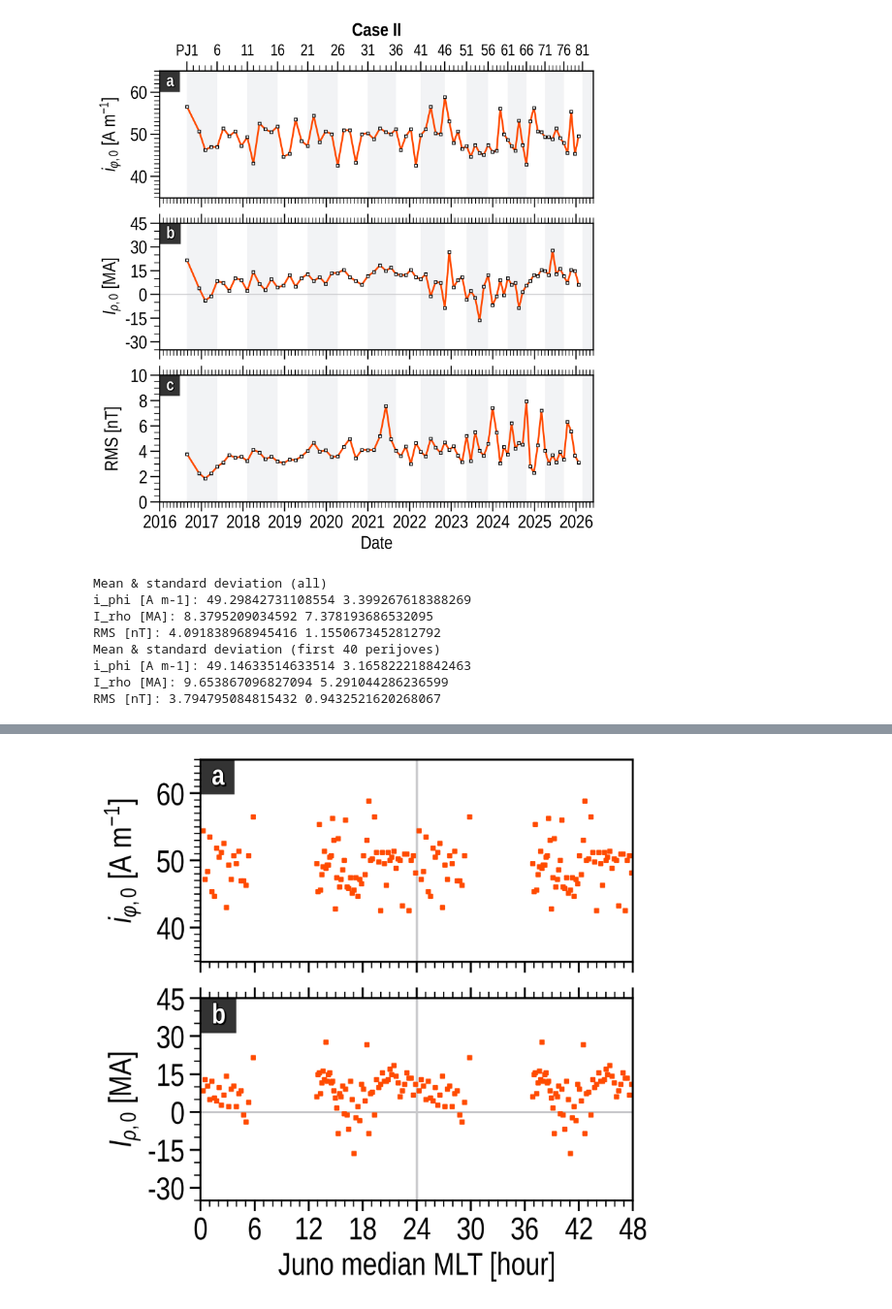
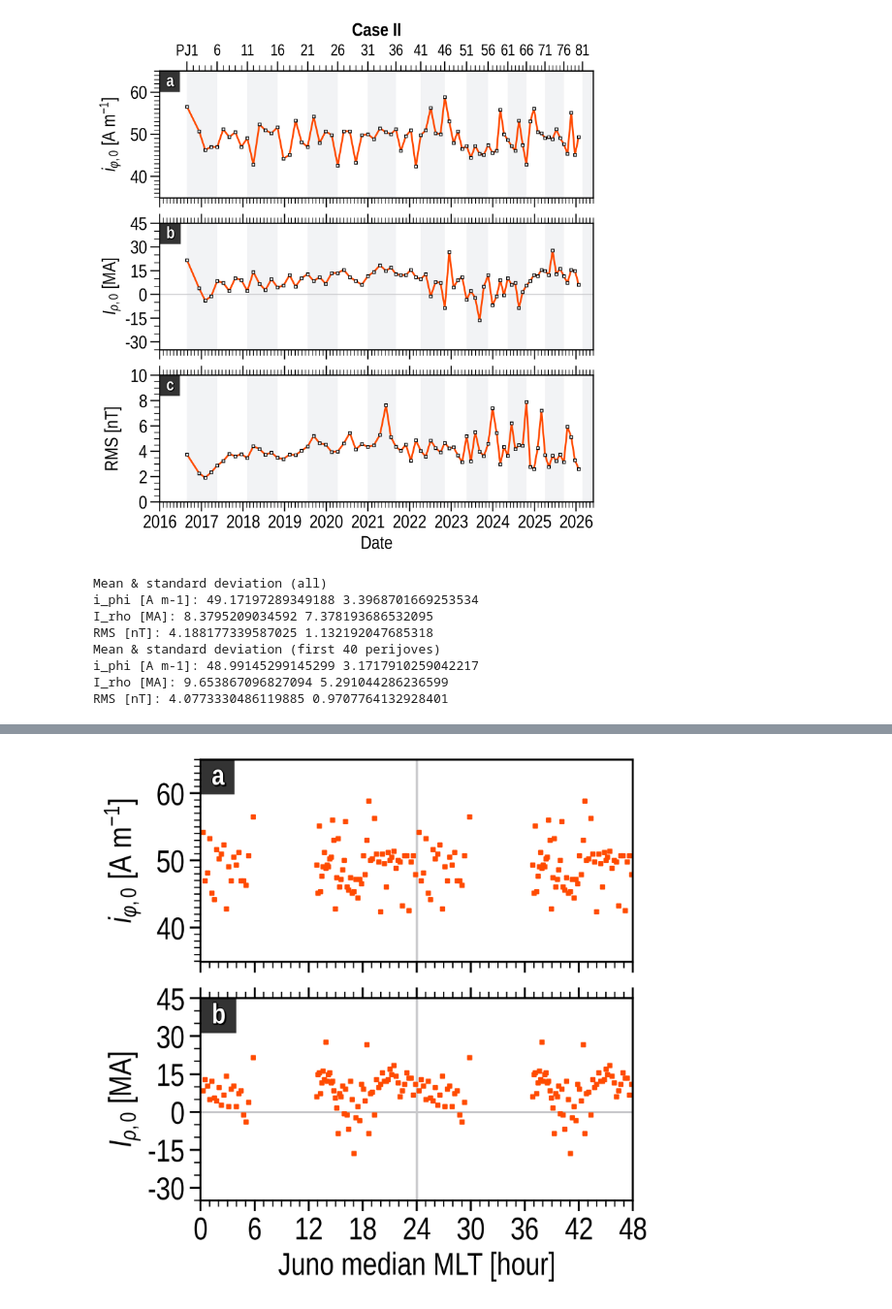
Before and after one commit to ShinnosukeSatoh/NewCurrentSheetModel, a Jupyter notebook: MAG_currentsheet_rms_3.ipynb, the cells around one changed output, grey strips where cells are left out. Shown at 97% size. Cells and saved outputs as stored; diff of their text form; code cells hidden in the pictures.

```diff
--- a/MAG_currentsheet_rms_3.ipynb
+++ b/MAG_currentsheet_rms_3.ipynb
@@ -103,9 +106,11 @@ PJ_list = [1, 3, 4, 5,
            66, 67, 68, 69, 70,
            71, 72, 73, 74, 75,
            76, 77, 78, 79, 80]
-dir = 'results/insitu_fit_a0_a1_b1_36rj'
+dir = 'results/insitu_fit_a0_a1_b2_36rj'
 f0 = np.loadtxt(dir+'/result_PJ' +
                 str(PJ_list[0]).zfill(2)+'_PJ'+str(PJ_list[-1]).zfill(2)+'.txt')
+case = 'Case II'
+linecolor = UC.pink
 # %%
 # %% Juno's perijove times
 JUNO_PJ_TIMES = [
@@ -353,7 +358,7 @@ PJax.set_xticks(JUNO_PJ_TIMES[::5])
 PJax.set_xticklabels(JUNO_PJ_LABELS[::5], fontsize=F.fontsize*0.85)
 PJax.xaxis.set_minor_locator(FixedLocator(mdates.date2num(JUNO_PJ_TIMES)))
 PJax.tick_params('y', grid_zorder=-10)
-PJax.set_title('Case II', weight='bold')
+PJax.set_title(case, weight='bold')
 
 # Shades in each 5 perijove
 for i in range(3):
@@ -376,42 +381,42 @@ for i in range(3):
     F.ax[i].axvspan(JUNO_PJ_TIMES[80], xmax,
                     fc=UC.gray, ec=None, zorder=0.5, alpha=0.10)
 
 F.ax[1].axhline(y=0, color=UC.lightgray, linewidth=1.0, zorder=0.9)
 
 """legend = F.legend(ax_idx=0,
                   ncol=2, markerscale=1.0,
                   loc='lower center',
                   handlelength=0.85,
                   textcolor=False,
                   fontsize_scale=0.65,
                   handletextpad=0.35)
 legend_shadow(legend=legend, fig=F.fig, ax=F.ax[0], d=0.7)"""
 
 plt.savefig('img/'+dir[8:]+'_time_001.pdf',
             bbox_inches='tight')
 plt.show()
 F.close()
 plt.close()
 
 print('Mean & standard deviation (all)')
 print('i_phi [A m-1]:', np.mean(f0[:, 1]*1E+6), np.std(f0[:, 1]*1E+6))
 print('I_rho [MA]:', np.mean(f0[:, 3]), np.std(f0[:, 3]))
 print('RMS [nT]:', np.mean(f0[:, 5]), np.std(f0[:, 5]))
 
 print('Mean & standard deviation (first 40 perijoves)')
 print('i_phi [A m-1]:', np.mean(f0[0:39, 1]*1E+6), np.std(f0[0:39, 1]*1E+6))
 print('I_rho [MA]:', np.mean(f0[0:39, 3]), np.std(f0[0:39, 3]))
 print('RMS [nT]:', np.mean(f0[0:39, 5]), np.std(f0[0:39, 5]))
 # %% [output]
-[figure, old version]
+[figure, new version]
 Mean & standard deviation (all)
-i_phi [A m-1]: 49.29842731108554 3.399267618388269
+i_phi [A m-1]: 49.17197289349188 3.3968701669253534
 I_rho [MA]: 8.3795209034592 7.378193686532095
-RMS [nT]: 4.091838968945416 1.1550673452812792
+RMS [nT]: 4.188177339587025 1.132192047685318
 Mean & standard deviation (first 40 perijoves)
-i_phi [A m-1]: 49.14633514633514 3.165822218842463
+i_phi [A m-1]: 48.99145299145299 3.1717910259042217
 I_rho [MA]: 9.653867096827094 5.291044286236599
-RMS [nT]: 3.794795084815432 0.9432521620268067
+RMS [nT]: 4.0773330486119885 0.9707764132928401
 # %%
 # %% ================================
 # 横軸: date / 縦軸: 電流の沿磁力線積分値
```
Also changed, not shown: parts of 10 cells of this notebook, 6 other files.
